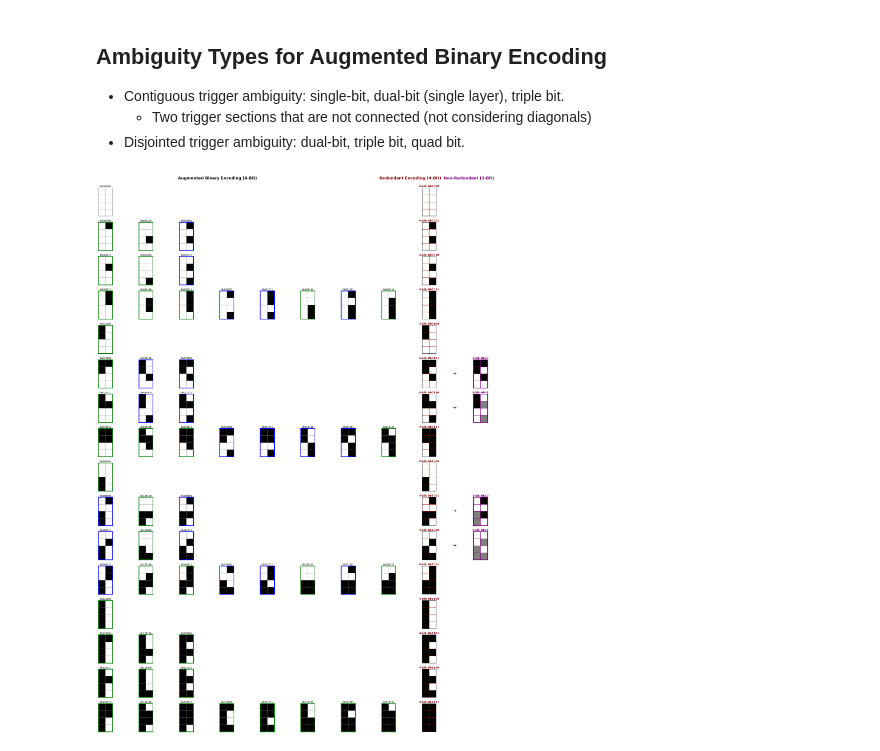
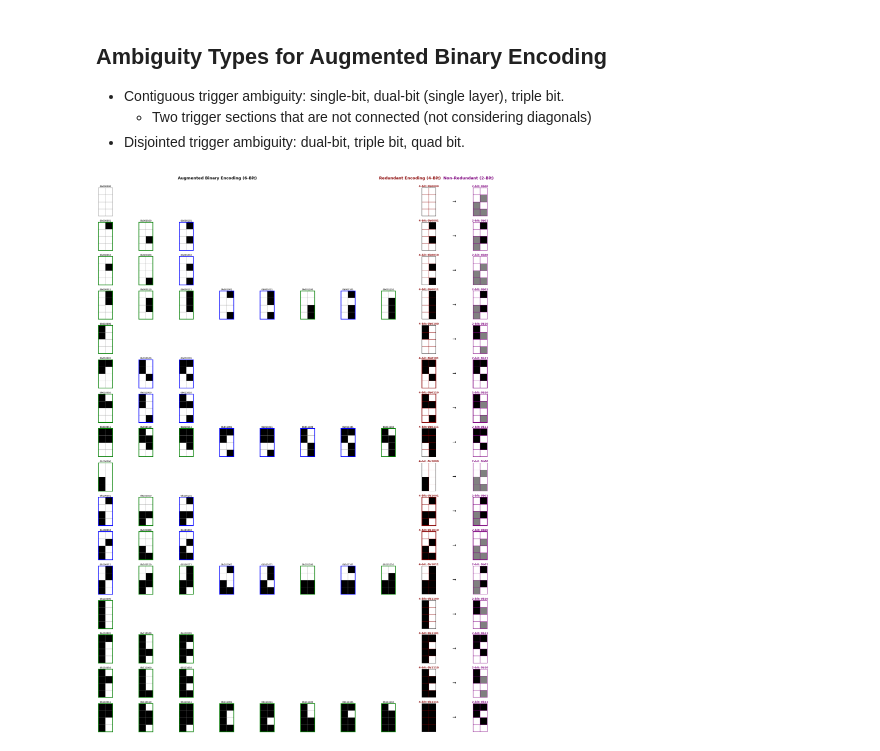
Before and after one commit to Dawson-HEP/scintillating_chamber, a Jupyter notebook: data_analysis/frequency_distribution/radecs/gen_combinations.ipynb, the cells around one changed output. Cells and saved outputs as stored; diff of their text form; code cells hidden in the pictures.

Commit message:
add RBE --> NRBE algorithm)

```diff
--- a/data_analysis/frequency_distribution/radecs/gen_combinations.ipynb
+++ b/data_analysis/frequency_distribution/radecs/gen_combinations.ipynb
@@ -342,20 +415,25 @@ Saved 16-row colored mapping grid successfully.
 import matplotlib.pyplot as plt
 import numpy as np
 
-# Map of the 4 valid 4-bit states to (2-bit label, col1_color, col2_color)
-VALID_2BIT_MAP = {
-    0b0101: ("0b00", 0.0, 0.0),  # Image 1: Left Black, Right Black
-    0b0110: ("0b01", 0.0, 0.5),  # Image 2: Left Black, Right Grey
-    0b1001: ("0b10", 0.5, 0.0),  # Image 3: Left Grey,  Right Black
-    0b1010: ("0b11", 0.5, 0.5),  # Image 4: Left Grey,  Right Grey
-}
+# Ensure 6-bit -> 4-bit mapping exists (ABE -> RBE)
+mapping_6_to_4 = {v4: [] for v4 in range(16)}
+for v6 in range(64):
+    mapping_6_to_4[reduce_6_to_4(v6)].append(v6)
+
+# Valid RBE states (redundant binary encoding)
+VALID_RBE = {0b0101, 0b0110, 0b1001, 0b1010}
 
 # Construct total layout: 16 rows x 11 columns
-fig, axes = plt.subplots(16, 11, figsize=(18, 24), gridspec_kw={'width_ratios': [1]*8 + [1, 0.2, 1]})
+# [ABE x8 | RBE | arrow | NRBE]
+fig, axes = plt.subplots(
+    16, 11, figsize=(18, 24),
+    gridspec_kw={'width_ratios': [1] * 8 + [1, 0.2, 1]},
+)
 
 for row in range(16):
     v4 = row
     v6_matches = mapping_6_to_4[v4]
+    v2 = reduce_4_to_2(v4)
 
     # --------------------------------------------------------------------------
     # SECTION 1: 6-Bit Augmented Binary Encoding (Cols 0..7)
@@ -374,7 +452,6 @@ for row in range(16):
             ax_sub.tick_params(length=0)
             ax_sub.set_title(f"0b{v6:06b}", fontsize=7, pad=2)
 
-            # Apply contiguity border
             num_components = count_contiguous_regions(grid_6)
             if num_components == 1:
                 border_color, lw = 'green', 2.0
@@ -396,59 +473,55 @@ for row in range(16):
     grid_4 = get_4bit_grid(v4)
     ax_4bit.imshow(grid_4, cmap='gray', vmin=0, vmax=1, origin='upper', extent=[0, 2, 4, 0])
     ax_4bit.set_xticks(np.arange(0, 3, 1))
     ax_4bit.set_yticks(np.arange(0, 5, 1))
     ax_4bit.grid(color='darkred', linestyle='-', linewidth=0.8)
     ax_4bit.set_xticklabels([])
     ax_4bit.set_yticklabels([])
     ax_4bit.tick_params(length=0)
     ax_4bit.set_title(f"4-bit: 0b{v4:04b}", fontsize=8, color='darkred', weight='bold', pad=2)
+    if v4 in VALID_RBE:
+        for spine in ax_4bit.spines.values():
+            spine.set_color('darkred')
+            spine.set_linewidth(2.0)
 
     # --------------------------------------------------------------------------
     # SECTION 3: 2-Bit Non-Redundant Binary Encoding (Col 10) & Arrow (Col 9)
+    # RBE -> NRBE: Bit0_NRBE = Bit0_RBE, Bit1_NRBE = Bit2_RBE
+    # Render NRBE for every RBE row (all 16), not only valid RBE.
     # --------------------------------------------------------------------------
     ax_sep = axes[row, 9]
     ax_2bit = axes[row, 10]
 
-    if v4 in VALID_2BIT_MAP:
-        label_2bit, col1_color, col2_color = VALID_2BIT_MAP[v4]
+    ax_sep.axis('off')
+    ax_sep.text(0.5, 0.5, r"$\rightarrow$", fontsize=14, ha='center', va='center')
 
-        # Draw transition arrow
-        ax_sep.axis('off')
-        ax_sep.text(0.5, 0.5, r"$\rightarrow$", fontsize=14, ha='center', va='center')
+    grid_2 = get_2bit_grid(v2)
+    ax_2bit.imshow(grid_2, cmap='gray', vmin=0, vmax=1, origin='upper', extent=[0, 2, 4, 0])
+    ax_2bit.set_xticks(np.arange(0, 3, 1))
+    ax_2bit.set_yticks(np.arange(0, 5, 1))
+    ax_2bit.grid(color='purple', linestyle='-', linewidth=1.0)
+    ax_2bit.set_xticklabels([])
+    ax_2bit.set_yticklabels([])
+    ax_2bit.tick_params(length=0)
+    ax_2bit.set_title(f"2-bit: 0b{v2:02b}", fontsize=8, color='purple', weight='bold', pad=2)
 
-        # Copy the 4-bit shape directly and apply column-specific fills
-        grid_2 = np.ones_like(grid_4)
-
-        # Left column active pixels (x=0)
-        grid_2[:, 0] = np.where(grid_4[:, 0] == 0.0, col1_color, 1.0)
-        # Right column active pixels (x=1)
-        grid_2[:, 1] = np.where(grid_4[:, 1] == 0.0, col2_color, 1.0)
-
-        ax_2bit.imshow(grid_2, cmap='gray', vmin=0, vmax=1, origin='upper', extent=[0, 2, 4, 0])
-        ax_2bit.set_xticks(np.arange(0, 3, 1))
-        ax_2bit.set_yticks(np.arange(0, 5, 1))
-        ax_2bit.grid(color='purple', linestyle='-', linewidth=1.0)
-        ax_2bit.set_xticklabels([])
-        ax_2bit.set_yticklabels([])
-        ax_2bit.tick_params(length=0)
-        ax_2bit.set_title(f"2-bit: {label_2bit}", fontsize=8, color='purple', weight='bold', pad=2)
-
-        for spine in ax_2bit.spines.values():
-            spine.set_color('purple')
-            spine.set_linewidth(2.0)
+    # Emphasize NRBE that come from a valid RBE reconstruction
+    if v4 in VALID_RBE:
+        border_color, lw = 'purple', 2.0
     else:
-        # Invalid state: Leave completely empty with no figure
-        ax_sep.axis('off')
-        ax_2bit.axis('off')
+        border_color, lw = 'purple', 1.0
+    for spine in ax_2bit.spines.values():
+        spine.set_color(border_color)
+        spine.set_linewidth(lw)
 
 # Section Headings
 fig.text(0.32, 0.995, "Augmented Binary Encoding (6-Bit)", fontsize=12, weight='bold', ha='center')
 fig.text(0.78, 0.995, "Redundant Encoding (4-Bit)", fontsize=12, color='darkred', weight='bold', ha='center')
 fig.text(0.92, 0.995, "Non-Redundant (2-Bit)", fontsize=12, color='purple', weight='bold', ha='center')
 
 plt.tight_layout()
 plt.subplots_adjust(top=0.98)
 # plt.savefig("pipeline_2bit_column_coloring.png", dpi=150, bbox_inches='tight')
 plt.show()
 # %% [output]
-[figure, old version]
+[figure, new version]
```
Also changed, not shown: parts of 3 cells of this notebook.
